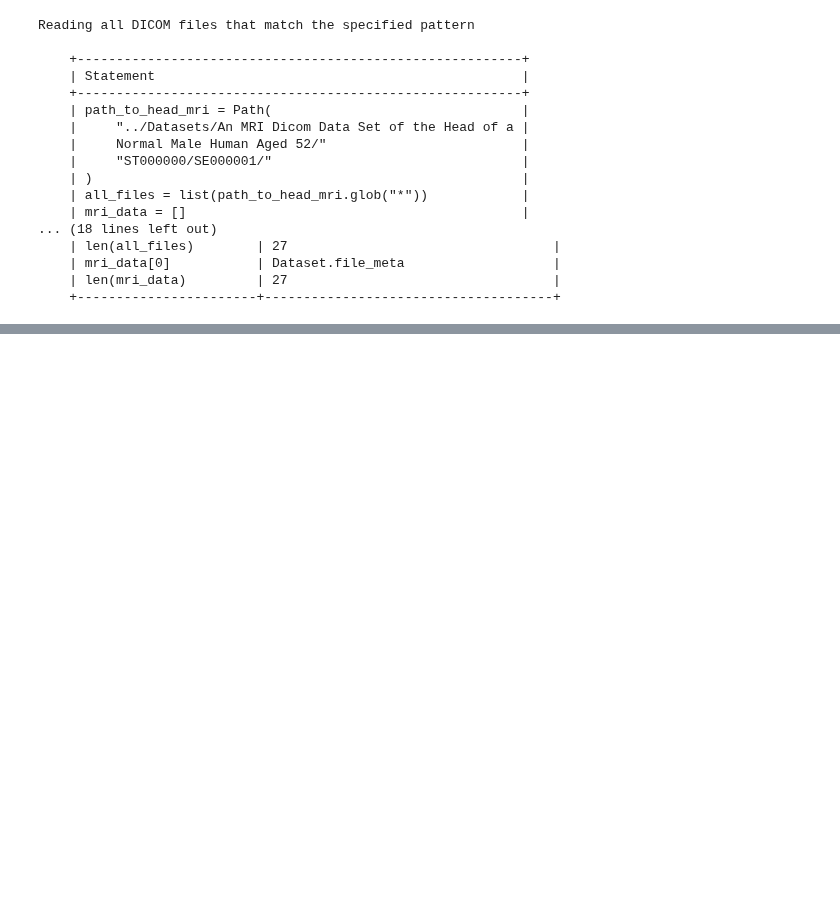
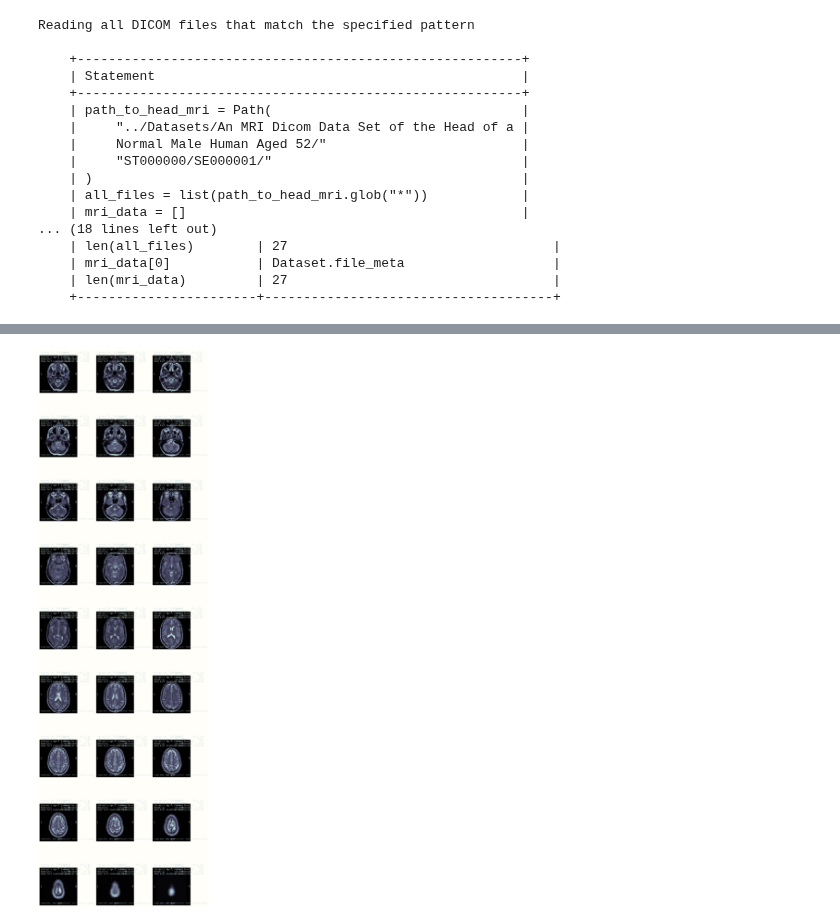
Before and after one commit to RaphaelZH/OpenCV_Program_EN, a Jupyter notebook: Deep Learning with PyTorch for Medical Image Analysis/Notebooks/3 - Data Formats in Medical Imaging (Compressed).ipynb, the cells around one changed output, grey strips where cells are left out. Cells and saved outputs as stored; diff of their text form; code cells hidden in the pictures; blank space fills up the shorter version.

Commit message:
overall slices

```diff
--- a/Deep Learning with PyTorch for Medical Image Analysis/Notebooks/3 - Data Formats in Medical Imaging (Compressed).ipynb
+++ b/Deep Learning with PyTorch for Medical Image Analysis/Notebooks/3 - Data Formats in Medical Imaging (Compressed).ipynb
@@ -782,0 +834,9 @@ dict
+# %%
+fig, axis = plt.subplots(9, 3, figsize=(figure_size[0] / 3 * 2, figure_size[1] * 4))
+
+for slice_counter, (i, j) in enumerate(itertools.product(range(9), range(3))):
+    DICOM_2D_image(mri_data_ordered[slice_counter], axis[i][j], "", cmap="bone")
+plt.tight_layout()
+plt.show()
+# %% [output]
+[figure, added]
```
Also changed, not shown: parts of 6 cells of this notebook, 2 other files.
